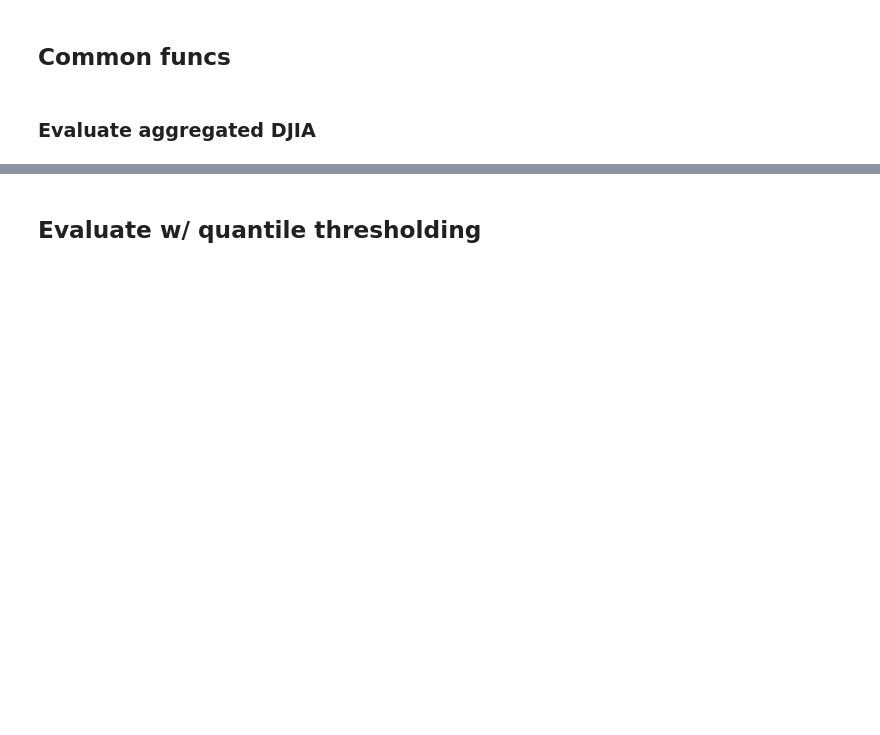
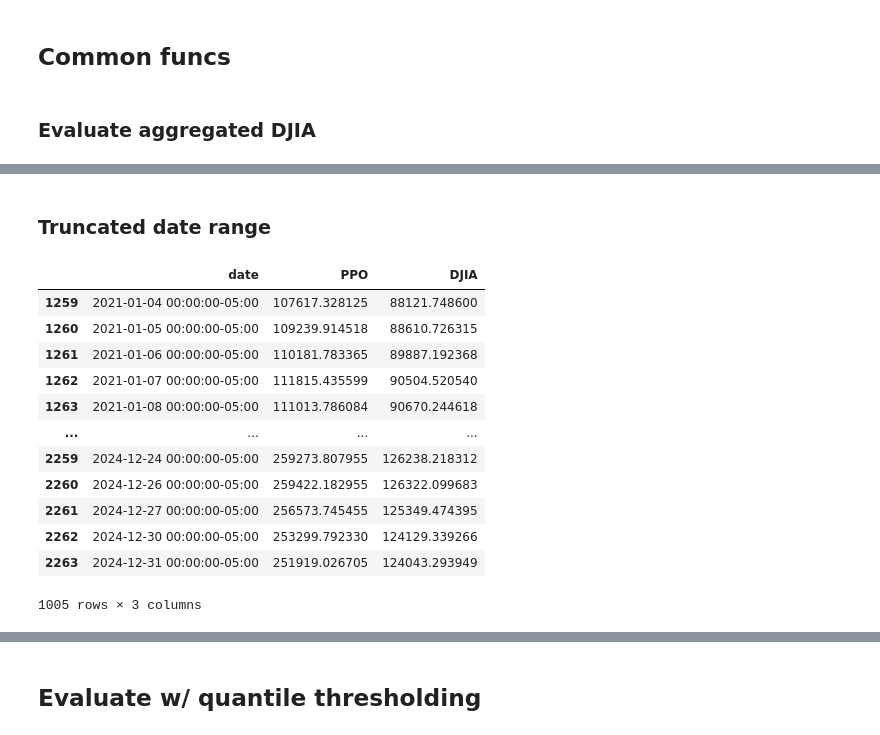
Before and after one commit to tony-pitchblack/FinRL, a Jupyter notebook: examples/finrl_dt_replicate_train_hft.ipynb, the cells around one changed output, grey strips where cells are left out. Cells and saved outputs as stored; diff of their text form; code cells hidden in the pictures; blank space fills up the shorter version.

```diff
--- a/examples/finrl_dt_replicate_train_hft.ipynb
+++ b/examples/finrl_dt_replicate_train_hft.ipynb
@@ -4720,0 +4711,10 @@ def eval_agg_dija(first_run, last_run, split_label='test', silent=False):
+# %%
+FILTER_HASH_LIST = FILTER_HASH_LIST_DICT[SWEEP_ID]
+
+# config_hash_to_runs = group_by_hash_and_sort_by_date(SWEEP_ID)
+run_list = config_hash_to_runs[FILTER_HASH_LIST[0]]
+last_run = get_last_finished_run(run_list)
+
+
+# Download artifacts for the last run
+# downloaded_artifacts = download_run_artifacts(last_run)
@@ -4720,0 +5257,19 @@ def eval_agg_dija(first_run, last_run, split_label='test', silent=False):
+# %% [markdown]
+### Truncated date range
+# %%
+truncated_account_values = agg_account_values_df[agg_account_values_df.date > '2021-01-01']
+truncated_account_values
+# %% [output]
+|  | date | PPO | DJIA |
+| 1259 | 2021-01-04 00:00:00-05:00 | 107617.328125 | 88121.748600 |
+| 1260 | 2021-01-05 00:00:00-05:00 | 109239.914518 | 88610.726315 |
+| 1261 | 2021-01-06 00:00:00-05:00 | 110181.783365 | 89887.192368 |
+| 1262 | 2021-01-07 00:00:00-05:00 | 111815.435599 | 90504.520540 |
+| 1263 | 2021-01-08 00:00:00-05:00 | 111013.786084 | 90670.244618 |
+| ... | ... | ... | ... |
+| 2259 | 2024-12-24 00:00:00-05:00 | 259273.807955 | 126238.218312 |
+| 2260 | 2024-12-26 00:00:00-05:00 | 259422.182955 | 126322.099683 |
+| 2261 | 2024-12-27 00:00:00-05:00 | 256573.745455 | 125349.474395 |
+| 2262 | 2024-12-30 00:00:00-05:00 | 253299.792330 | 124129.339266 |
+| 2263 | 2024-12-31 00:00:00-05:00 | 251919.026705 | 124043.293949 |
+1005 rows × 3 columns
```
Also changed, not shown: parts of 23 cells of this notebook.
